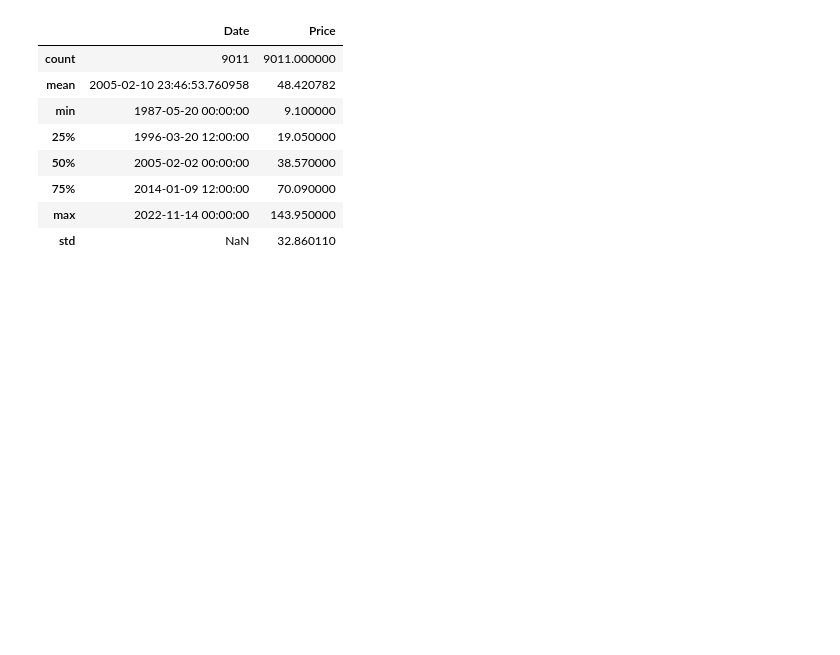
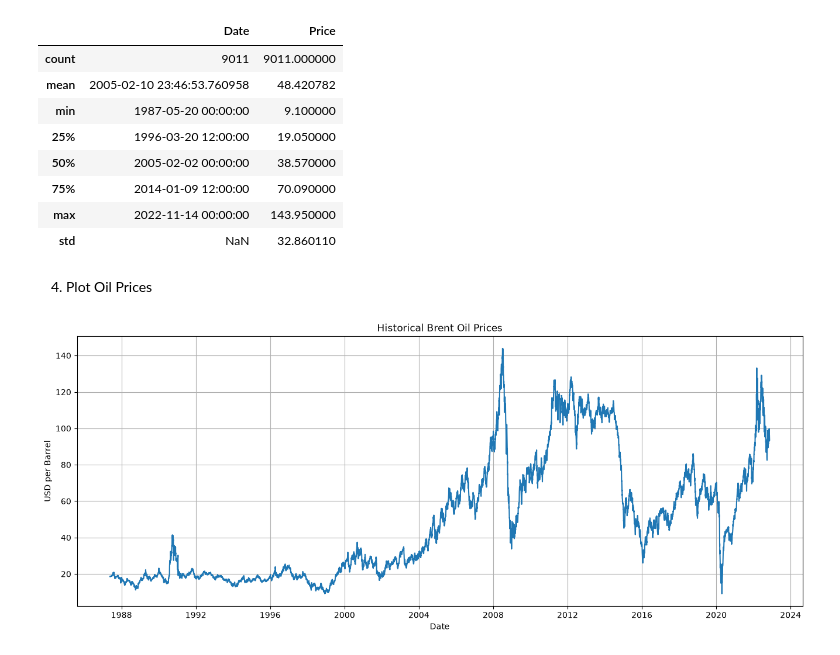
Before and after one commit to Lalisecf/brent-oil-change-point-analysis-week10, a Jupyter notebook: notebooks/task2_change_point_model.ipynb, the cells around one changed output. Saved outputs shown, nothing was run; the diff lists cells and outputs as text; code cells hidden in the pictures; blank space fills up the shorter version.

Commit message:
Visualize Brent oil price series

```diff
--- a/notebooks/task2_change_point_model.ipynb
+++ b/notebooks/task2_change_point_model.ipynb
@@ -73,3 +73,21 @@ memory usage: 140.9 KB
 | 75% | 2014-01-09 12:00:00 | 70.090000 |
 | max | 2022-11-14 00:00:00 | 143.950000 |
 | std | NaN | 32.860110 |
+# %% [markdown]
+4. Plot Oil Prices
+# %%
+plt.figure(figsize=(16,6))
+
+plt.plot(df["Date"], df["Price"])
+
+plt.title("Historical Brent Oil Prices")
+
+plt.xlabel("Date")
+
+plt.ylabel("USD per Barrel")
+
+plt.grid(True)
+
+plt.show()
+# %% [output]
+[figure, added]
```
Also changed, not shown: parts of 1 cell of this notebook.
